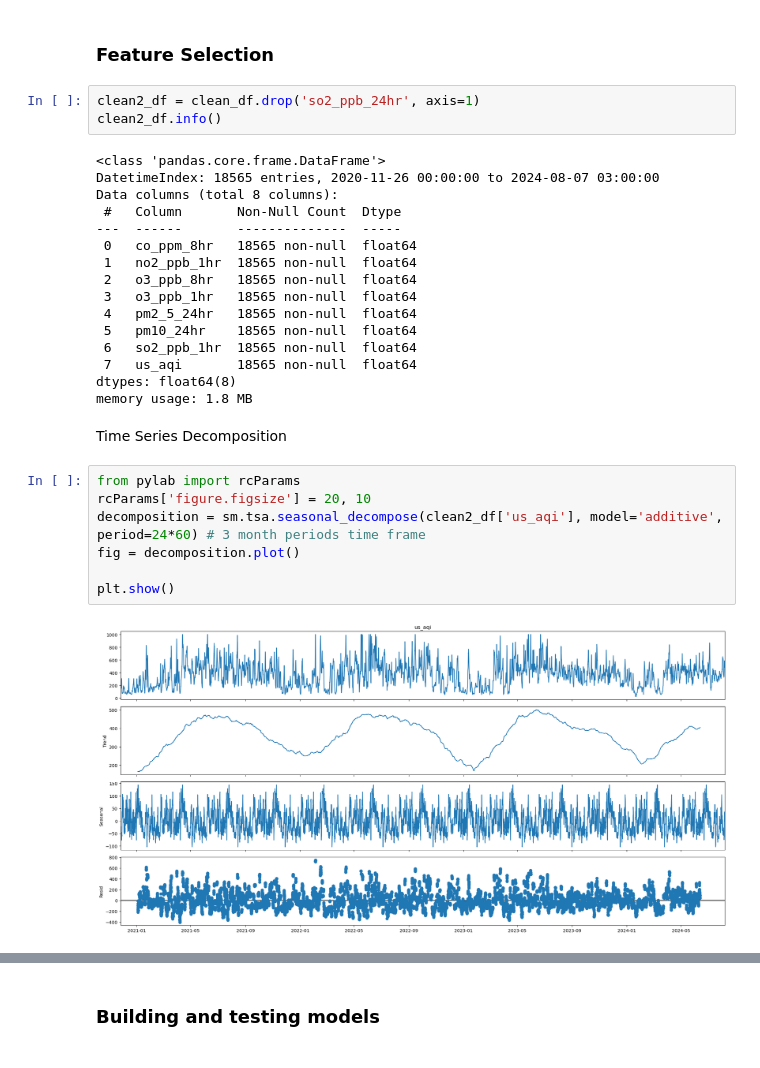
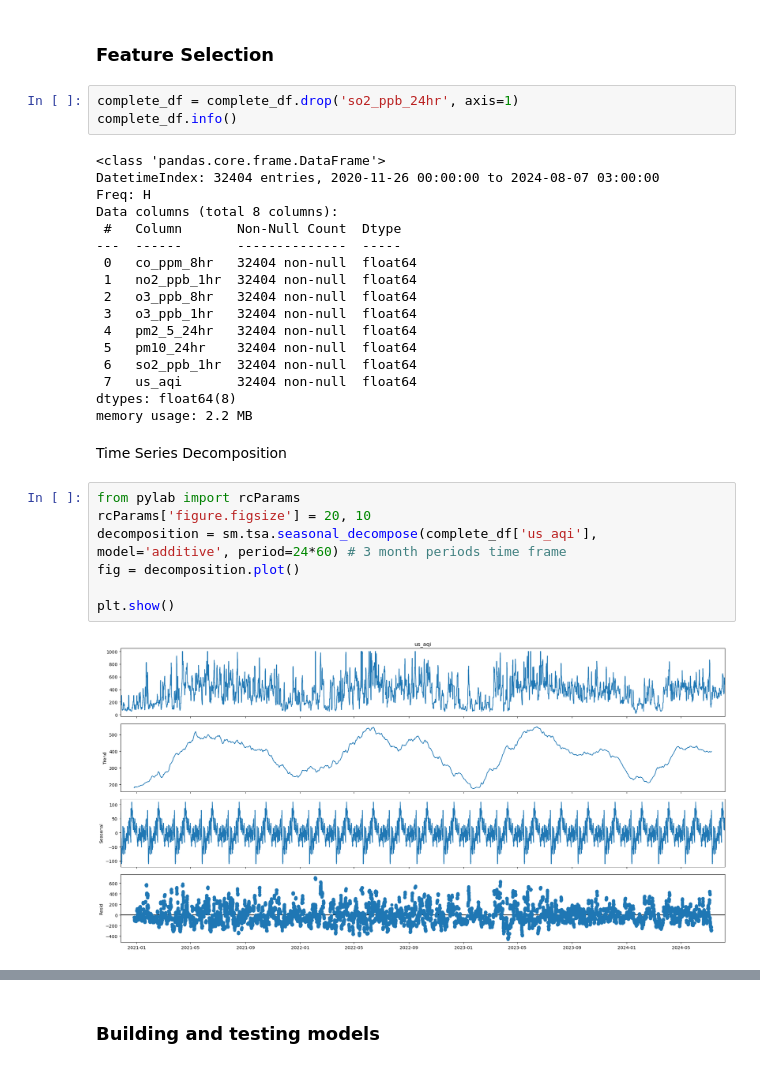
Before and after one commit to mahesa005/jakarta-aqi-prediction-model, a Jupyter notebook: aqi_forecast.ipynb, the cells around one changed output, grey strips where cells are left out. Cells and saved outputs as stored; diff of their text form.

Commit message:
Final XGBoost model

```diff
--- a/aqi_forecast.ipynb
+++ b/aqi_forecast.ipynb
@@ -533,35 +533,36 @@ Won't help much with the model (i think), but shows that Jakarta has a high haza
 # %% [markdown]
 ### Feature Selection
 # %%
-clean2_df = clean_df.drop('so2_ppb_24hr', axis=1)
-clean2_df.info()
+complete_df = complete_df.drop('so2_ppb_24hr', axis=1)
+complete_df.info()
 # %% [output]
 <class 'pandas.core.frame.DataFrame'>
-DatetimeIndex: 18565 entries, 2020-11-26 00:00:00 to 2024-08-07 03:00:00
+DatetimeIndex: 32404 entries, 2020-11-26 00:00:00 to 2024-08-07 03:00:00
+Freq: H
 Data columns (total 8 columns):
  #   Column       Non-Null Count  Dtype
 ---  ------       --------------  -----
- 0   co_ppm_8hr   18565 non-null  float64
- 1   no2_ppb_1hr  18565 non-null  float64
- 2   o3_ppb_8hr   18565 non-null  float64
- 3   o3_ppb_1hr   18565 non-null  float64
- 4   pm2_5_24hr   18565 non-null  float64
- 5   pm10_24hr    18565 non-null  float64
- 6   so2_ppb_1hr  18565 non-null  float64
- 7   us_aqi       18565 non-null  float64
+ 0   co_ppm_8hr   32404 non-null  float64
+ 1   no2_ppb_1hr  32404 non-null  float64
+ 2   o3_ppb_8hr   32404 non-null  float64
+ 3   o3_ppb_1hr   32404 non-null  float64
+ 4   pm2_5_24hr   32404 non-null  float64
+ 5   pm10_24hr    32404 non-null  float64
+ 6   so2_ppb_1hr  32404 non-null  float64
+ 7   us_aqi       32404 non-null  float64
 dtypes: float64(8)
-memory usage: 1.8 MB
+memory usage: 2.2 MB
 # %% [markdown]
 Time Series Decomposition
 # %%
 from pylab import rcParams
 rcParams['figure.figsize'] = 20, 10
-decomposition = sm.tsa.seasonal_decompose(clean2_df['us_aqi'], model='additive', period=24*60) # 3 month periods time frame
+decomposition = sm.tsa.seasonal_decompose(complete_df['us_aqi'], model='additive', period=24*60) # 3 month periods time frame
 fig = decomposition.plot()
 
 plt.show()
 # %% [output]
-[figure, old version]
+[figure, new version]
 # %%
 from pylab import rcParams
 rcParams['figure.figsize'] = 20, 10
```
Also changed, not shown: parts of 25 cells of this notebook, 1 other file.
